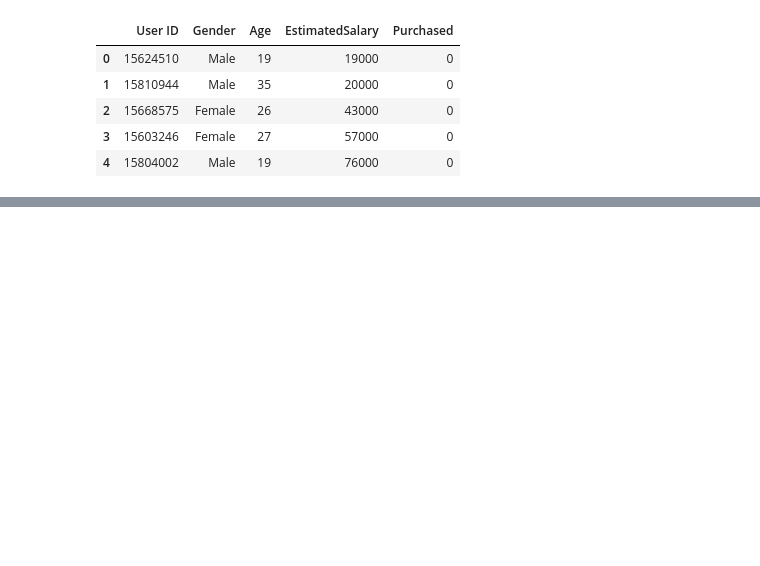
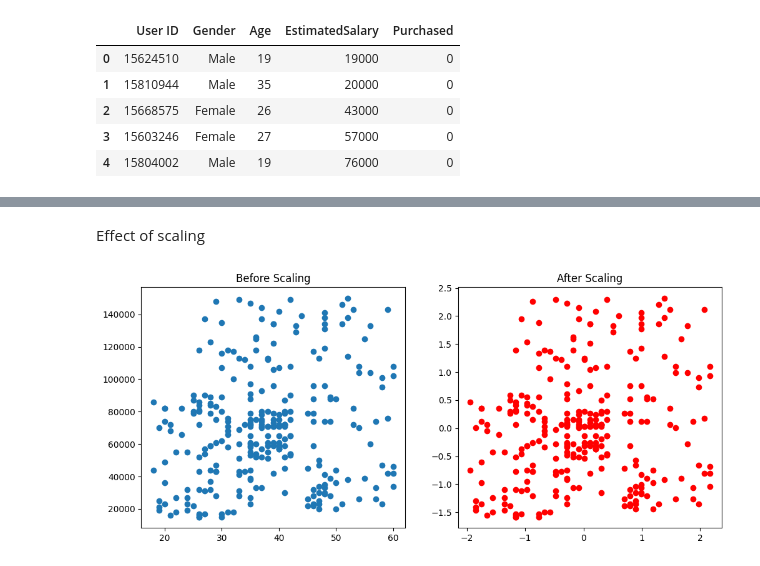
Before and after one commit to brijeshksingh/AIML_Colab_repo, a Jupyter notebook: Standardization.ipynb, the cells around one changed output, grey strips where cells are left out. Drawn from its saved outputs; the diff is of its cells as text; code cells hidden in the pictures; blank space fills up the shorter version.

```diff
--- a/Standardization.ipynb
+++ b/Standardization.ipynb
@@ -29,0 +33,4 @@ df.sample(5)
+# %%
+from sklearn.model_selection import train_test_split
+x_train,x_test,y_train,y_test = train_test_split(df.drop('Purchased', axis=1), df['Purchased'],test_size=0.3, random_state=0)
+x_train.shape,x_test.shape
@@ -29,0 +41,7 @@ df.sample(5)
+# %%
+from sklearn.preprocessing import StandardScaler
+sc = StandardScaler()
+sc.fit(x_train)
+x_train_scaled = sc.transform(x_train)
+x_test_scaled = sc.transform(x_test)
+#
@@ -29,0 +88,3 @@ df.sample(5)
+# %%
+x_train_scaled = pd.DataFrame(x_train_scaled, columns=x_train.columns)
+x_test_scaled = pd.DataFrame(x_test_scaled, columns=x_test.columns)
@@ -29,0 +115,12 @@ df.sample(5)
+# %% [markdown]
+Effect of scaling
+# %%
+fig,(ax1,ax2) = plt.subplots(ncols=2, figsize=(12,5))
+
+ax1.scatter(x_train['Age'], x_train['EstimatedSalary'])
+ax1.set_title('Before Scaling')
+ax2.scatter(x_train_scaled['Age'], x_train_scaled['EstimatedSalary'],color='red')
+ax2.set_title('After Scaling')
+plt.show()
+# %% [output]
+[figure, added]
```
Also changed, not shown: parts of 27 cells of this notebook.
